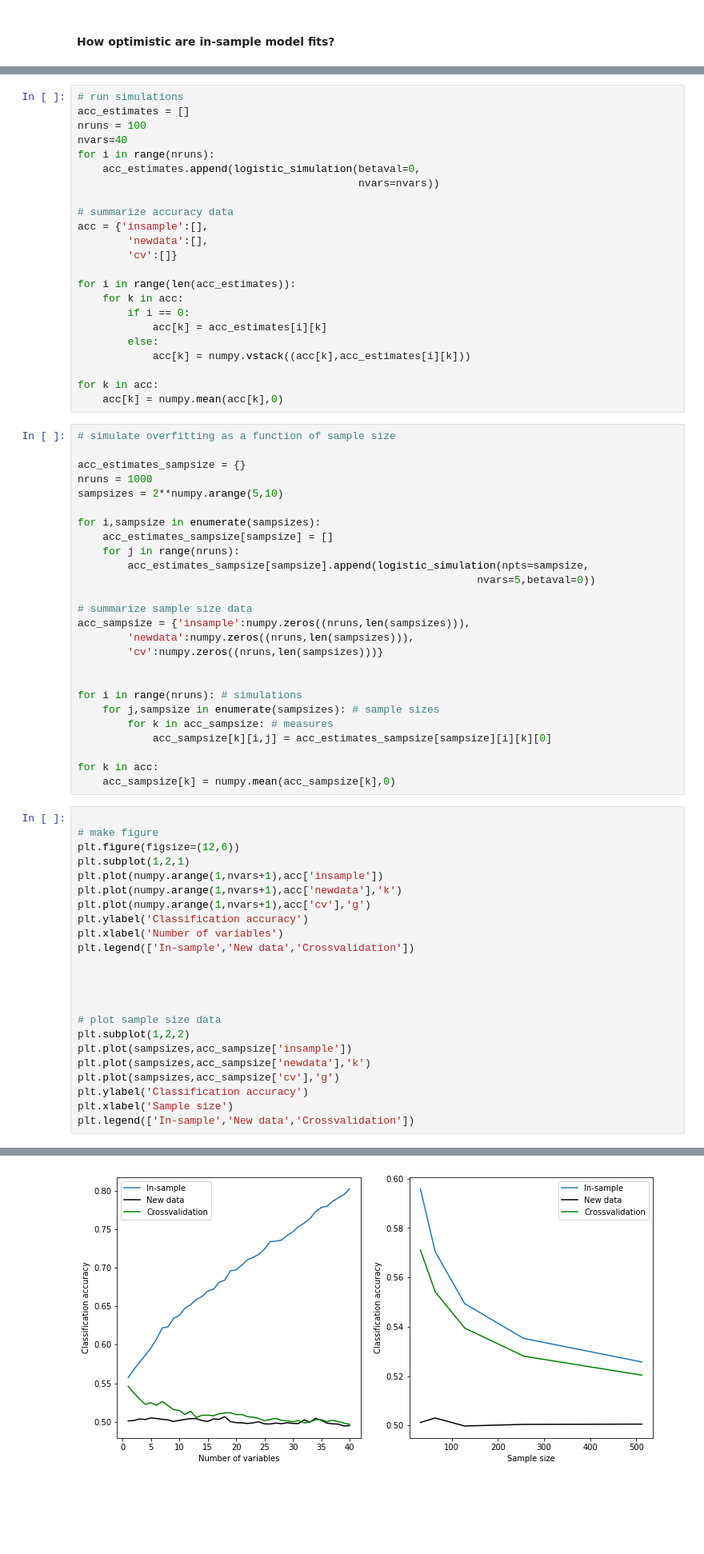
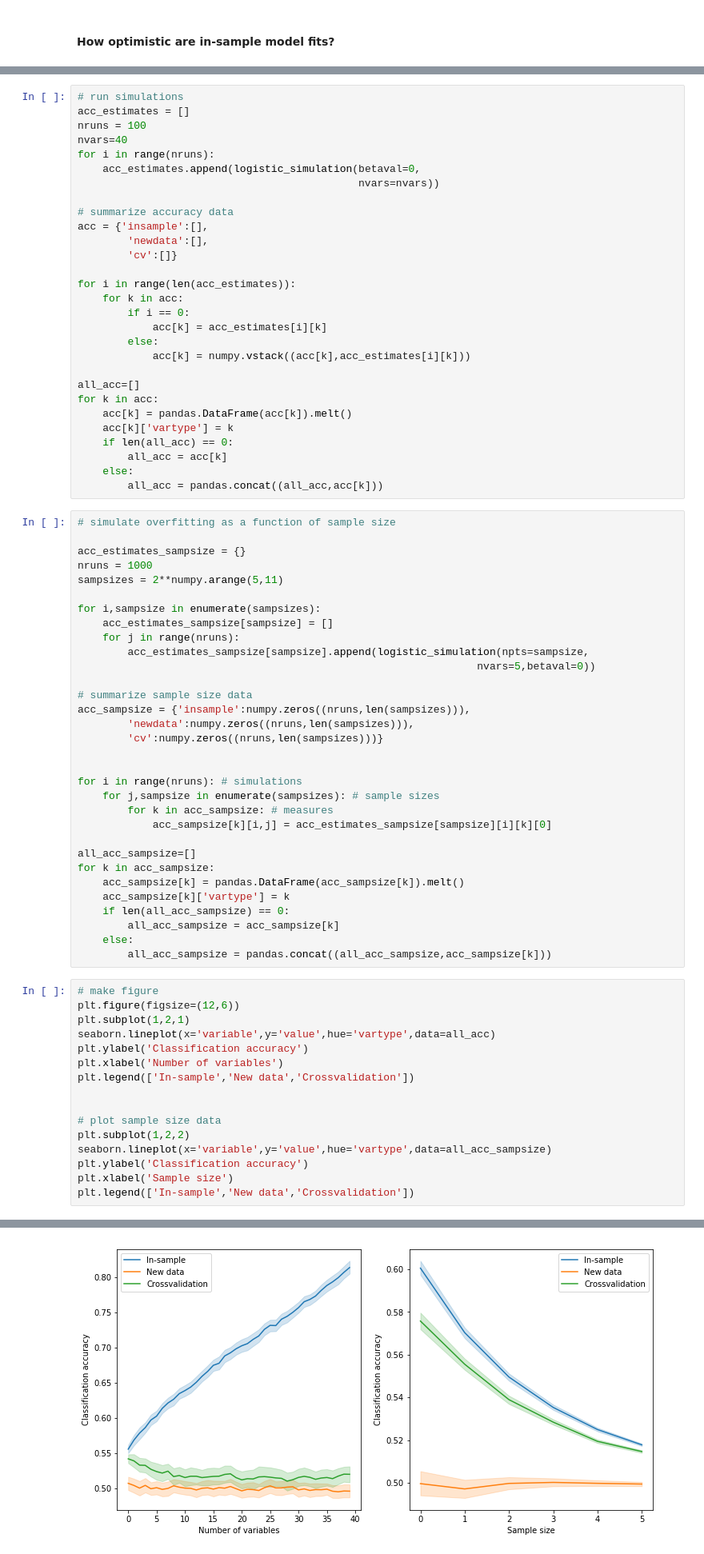
Before and after one commit to poldrack/PredictionCV, a Jupyter notebook: PredictionPaper.ipynb, the cells around one changed output, grey strips where cells are left out. Shown at 80% size. Cells and saved outputs as stored; diff of their text form; blank space fills up the shorter version.

```diff
--- a/PredictionPaper.ipynb
+++ b/PredictionPaper.ipynb
@@ -194,14 +196,20 @@ for i in range(len(acc_estimates)):
         else:
             acc[k] = numpy.vstack((acc[k],acc_estimates[i][k]))
 
+all_acc=[]
 for k in acc:
-    acc[k] = numpy.mean(acc[k],0)
+    acc[k] = pandas.DataFrame(acc[k]).melt()
+    acc[k]['vartype'] = k
+    if len(all_acc) == 0:
+        all_acc = acc[k]
+    else:
+        all_acc = pandas.concat((all_acc,acc[k]))
 # %%
 # simulate overfitting as a function of sample size
 
 acc_estimates_sampsize = {}
 nruns = 1000
-sampsizes = 2**numpy.arange(5,10)
+sampsizes = 2**numpy.arange(5,11)
 
 for i,sampsize in enumerate(sampsizes):
     acc_estimates_sampsize[sampsize] = []
@@ -220,32 +228,31 @@ for i in range(nruns): # simulations
         for k in acc_sampsize: # measures
             acc_sampsize[k][i,j] = acc_estimates_sampsize[sampsize][i][k][0]
 
-for k in acc:
-    acc_sampsize[k] = numpy.mean(acc_sampsize[k],0)
+all_acc_sampsize=[]
+for k in acc_sampsize:
+    acc_sampsize[k] = pandas.DataFrame(acc_sampsize[k]).melt()
+    acc_sampsize[k]['vartype'] = k
+    if len(all_acc_sampsize) == 0:
+        all_acc_sampsize = acc_sampsize[k]
+    else:
+        all_acc_sampsize = pandas.concat((all_acc_sampsize,acc_sampsize[k]))
 # %%
-
 # make figure
 plt.figure(figsize=(12,6))
 plt.subplot(1,2,1)
-plt.plot(numpy.arange(1,nvars+1),acc['insample'])
-plt.plot(numpy.arange(1,nvars+1),acc['newdata'],'k')
-plt.plot(numpy.arange(1,nvars+1),acc['cv'],'g')
+seaborn.lineplot(x='variable',y='value',hue='vartype',data=all_acc)
 plt.ylabel('Classification accuracy')
 plt.xlabel('Number of variables')
 plt.legend(['In-sample','New data','Crossvalidation'])
 
 
-
-
 # plot sample size data
 plt.subplot(1,2,2)
-plt.plot(sampsizes,acc_sampsize['insample'])
-plt.plot(sampsizes,acc_sampsize['newdata'],'k')
-plt.plot(sampsizes,acc_sampsize['cv'],'g')
+seaborn.lineplot(x='variable',y='value',hue='vartype',data=all_acc_sampsize)
 plt.ylabel('Classification accuracy')
 plt.xlabel('Sample size')
 plt.legend(['In-sample','New data','Crossvalidation'])
 # %% [output]
 <matplotlib.legend.Legend at 0x...>
-[figure, old version]
+[figure, new version]
 # %% [markdown]
```
Also changed, not shown: parts of 19 cells of this notebook.
